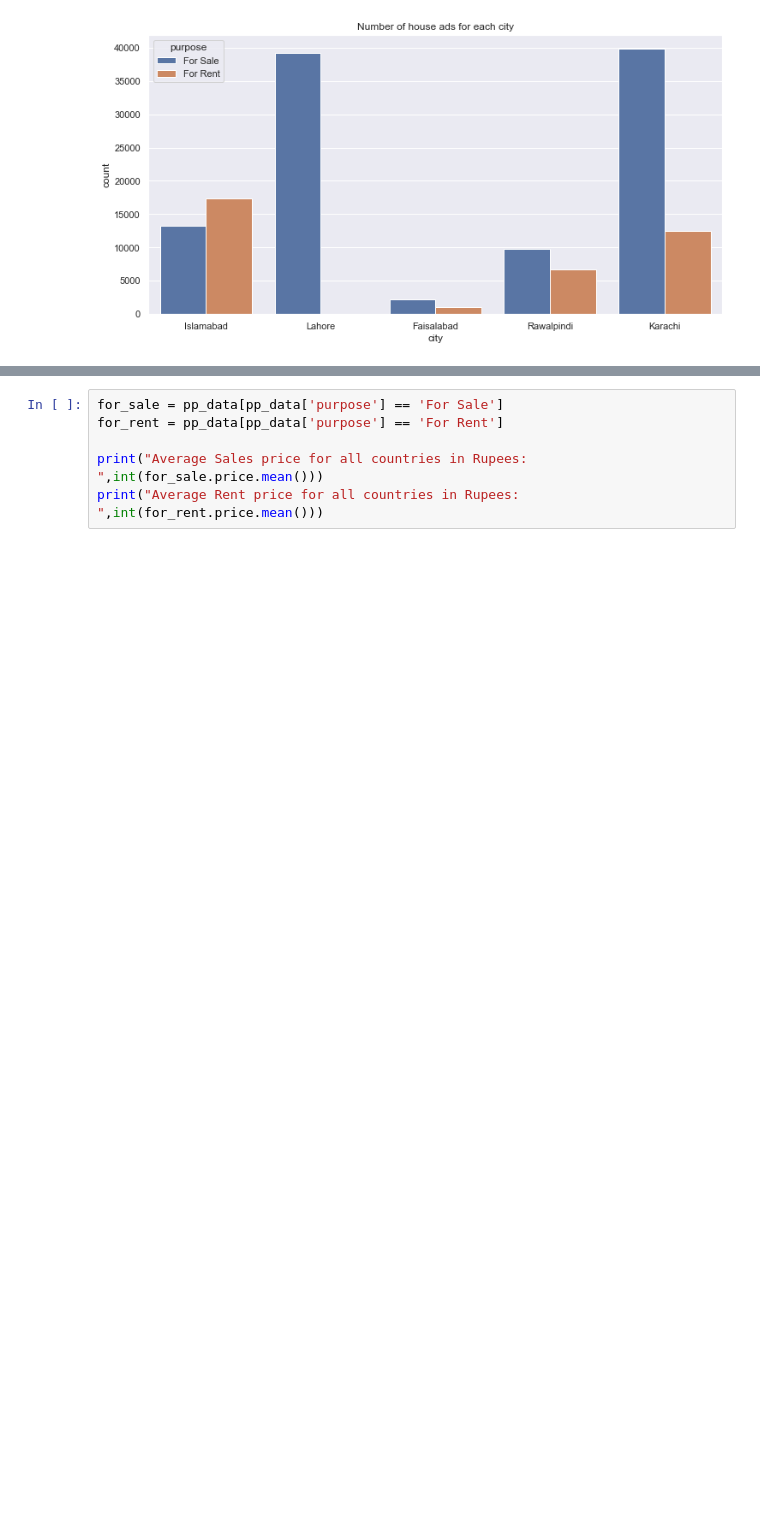
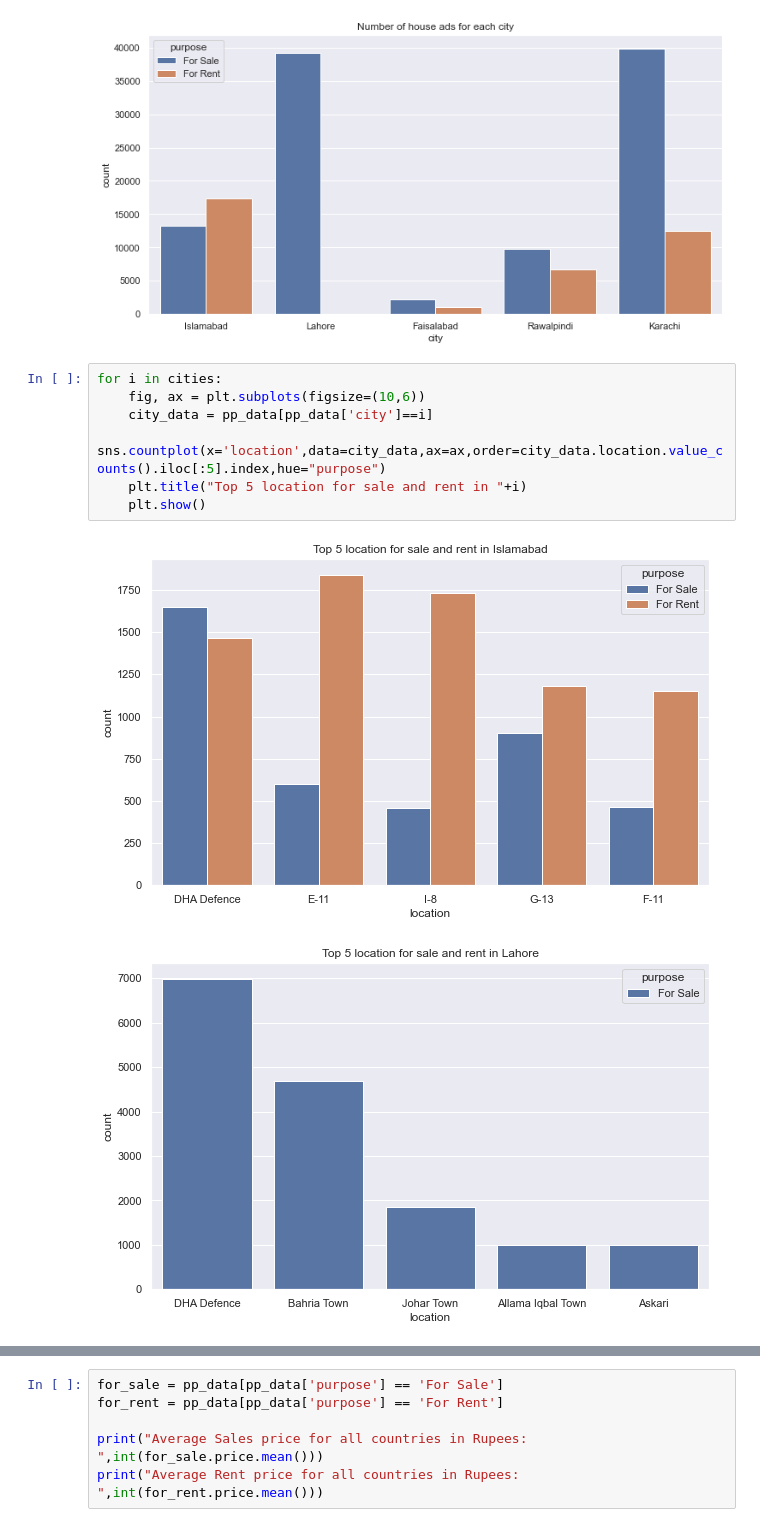
Before and after one commit to Faraz126/Zameen-Data-exploratory-Analysis, a Jupyter notebook: Hareem_EDA.ipynb, the cells around one changed output, grey strips where cells are left out. Saved outputs shown, nothing was run; the diff lists cells and outputs as text; blank space fills up the shorter version.

```diff
--- a/Hareem_EDA.ipynb
+++ b/Hareem_EDA.ipynb
@@ -169,3 +135,13 @@ sns.countplot(x="city", data=pp_data,hue='purpose').set_title('Number of house a
 plt.show()
 # %% [output]
 [figure]
+# %%
+for i in cities:
+    fig, ax = plt.subplots(figsize=(10,6))
+    city_data = pp_data[pp_data['city']==i]
+    sns.countplot(x='location',data=city_data,ax=ax,order=city_data.location.value_counts().iloc[:5].index,hue="purpose")
+    plt.title("Top 5 location for sale and rent in "+i)
+    plt.show()
+# %% [output]
+[figure, added]
+[figure, added]
```
Also changed, not shown: parts of 11 cells of this notebook.
